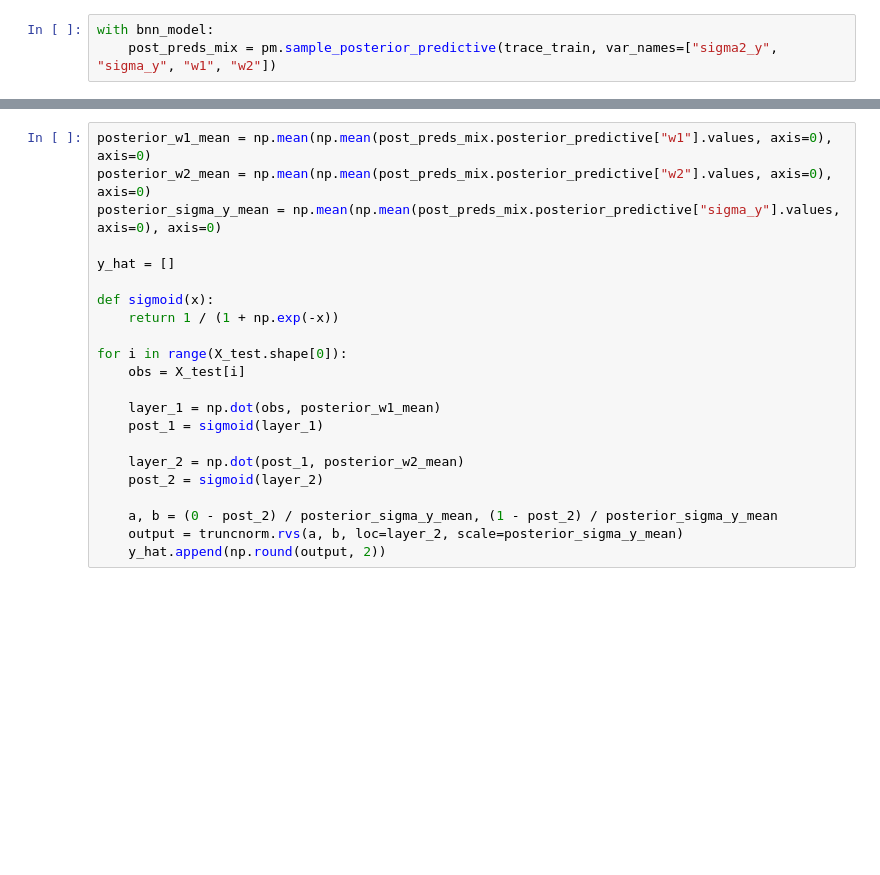
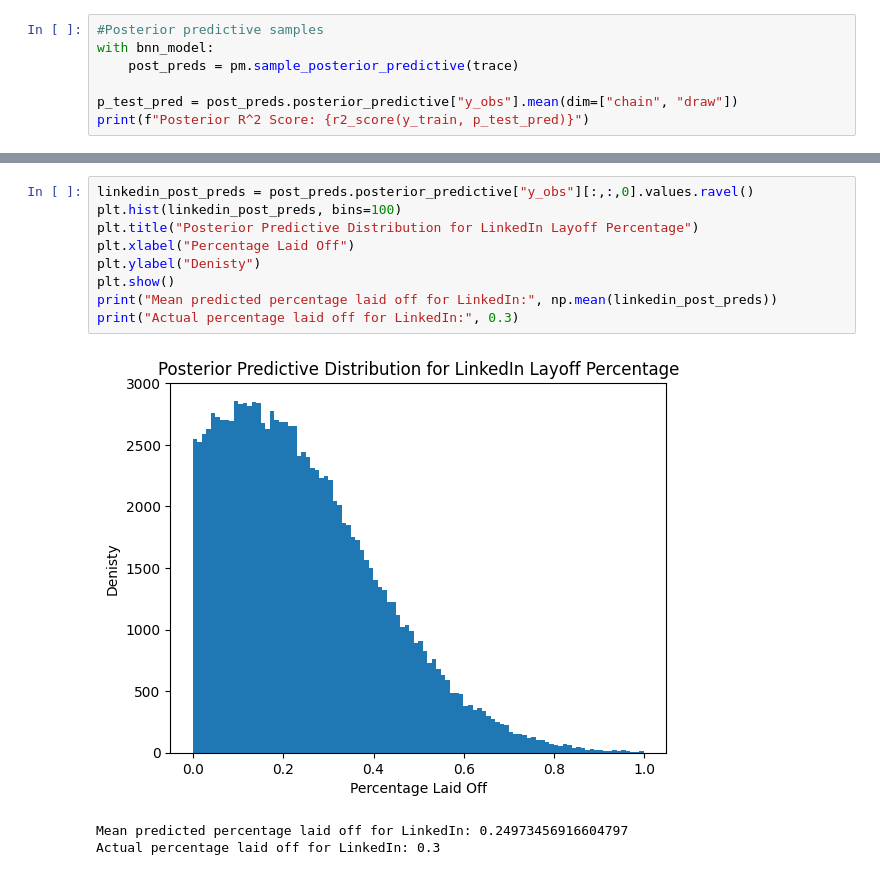
Before and after one commit to ThomasMMcBride/ml2-project, a Jupyter notebook: bayesian_nn.ipynb, the cells around one changed output, grey strips where cells are left out. Saved outputs shown, nothing was run; the diff lists cells and outputs as text; blank space fills up the shorter version.

```diff
--- a/bayesian_nn.ipynb
+++ b/bayesian_nn.ipynb
@@ -79,4 +90,8 @@ w2[15]     1.00
 # %%
+#Posterior predictive samples
 with bnn_model:
-    post_preds_mix = pm.sample_posterior_predictive(trace_train, var_names=["sigma2_y", "sigma_y", "w1", "w2"])
+    post_preds = pm.sample_posterior_predictive(trace)
+
+p_test_pred = post_preds.posterior_predictive["y_obs"].mean(dim=["chain", "draw"])
+print(f"Posterior R^2 Score: {r2_score(y_train, p_test_pred)}")
 # %% [output]
@@ -86,23 +102,14 @@ Sampling: [sigma2_y, w1, w2]
-# %%
-posterior_w1_mean = np.mean(np.mean(post_preds_mix.posterior_predictive["w1"].values, axis=0), axis=0)
-posterior_w2_mean = np.mean(np.mean(post_preds_mix.posterior_predictive["w2"].values, axis=0), axis=0)
-posterior_sigma_y_mean = np.mean(np.mean(post_preds_mix.posterior_predictive["sigma_y"].values, axis=0), axis=0)
-
-y_hat = []
-
-def sigmoid(x):
-    return 1 / (1 + np.exp(-x))
-
-for i in range(X_test.shape[0]):
-    obs = X_test[i]
-
-    layer_1 = np.dot(obs, posterior_w1_mean)
-    post_1 = sigmoid(layer_1)
-
-    layer_2 = np.dot(post_1, posterior_w2_mean)
-    post_2 = sigmoid(layer_2)
-
-    a, b = (0 - post_2) / posterior_sigma_y_mean, (1 - post_2) / posterior_sigma_y_mean
-    output = truncnorm.rvs(a, b, loc=layer_2, scale=posterior_sigma_y_mean)
-    y_hat.append(np.round(output, 2))
+# %%
+linkedin_post_preds = post_preds.posterior_predictive["y_obs"][:,:,0].values.ravel()
+plt.hist(linkedin_post_preds, bins=100)
+plt.title("Posterior Predictive Distribution for LinkedIn Layoff Percentage")
+plt.xlabel("Percentage Laid Off")
+plt.ylabel("Denisty")
+plt.show()
+print("Mean predicted percentage laid off for LinkedIn:", np.mean(linkedin_post_preds))
+print("Actual percentage laid off for LinkedIn:", 0.3)
+# %% [output]
+[figure, added]
+Mean predicted percentage laid off for LinkedIn: 0.24973456916604797
+Actual percentage laid off for LinkedIn: 0.3
 # %%
```
Also changed, not shown: parts of 7 cells of this notebook, 1 other file.
